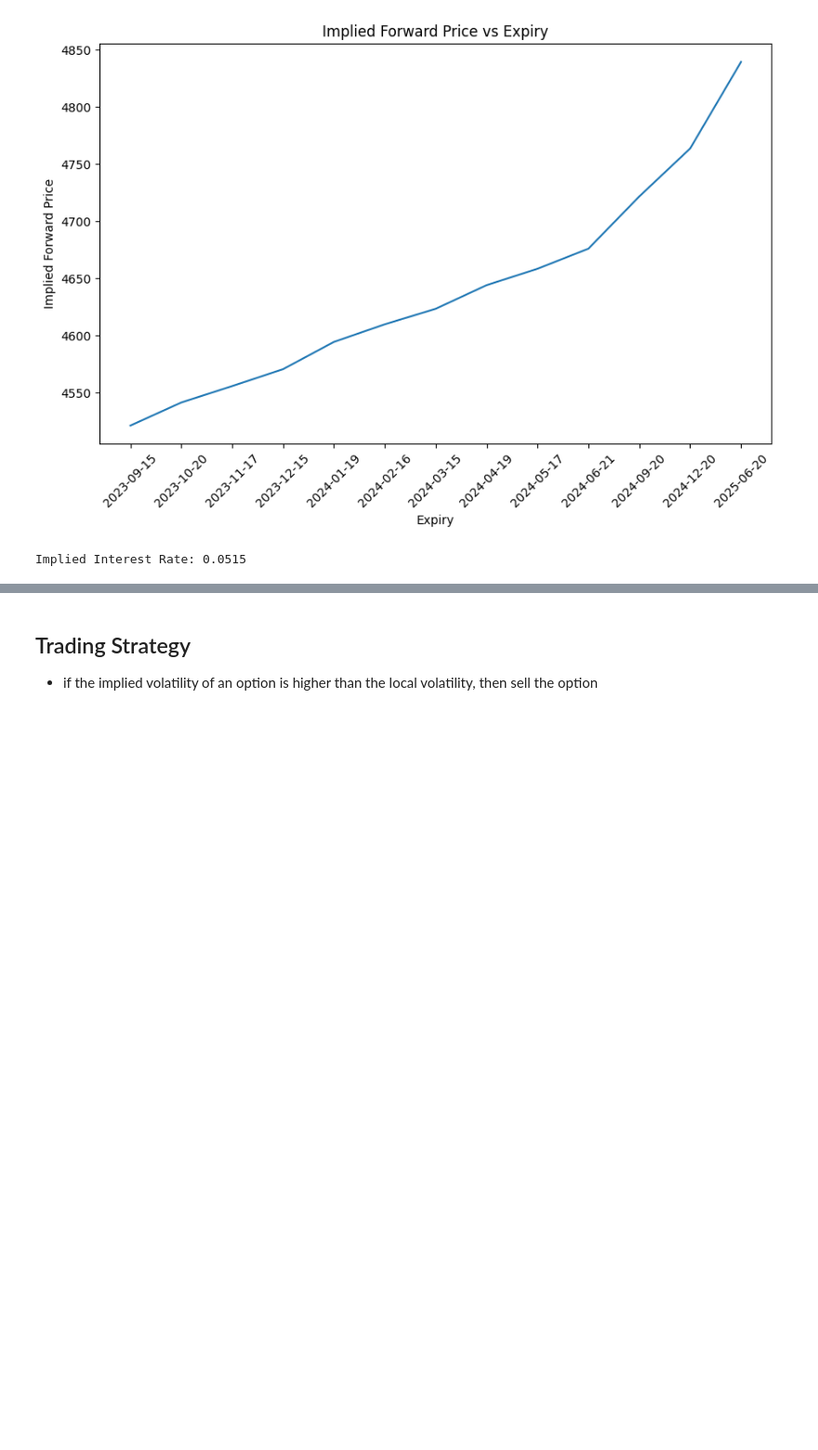
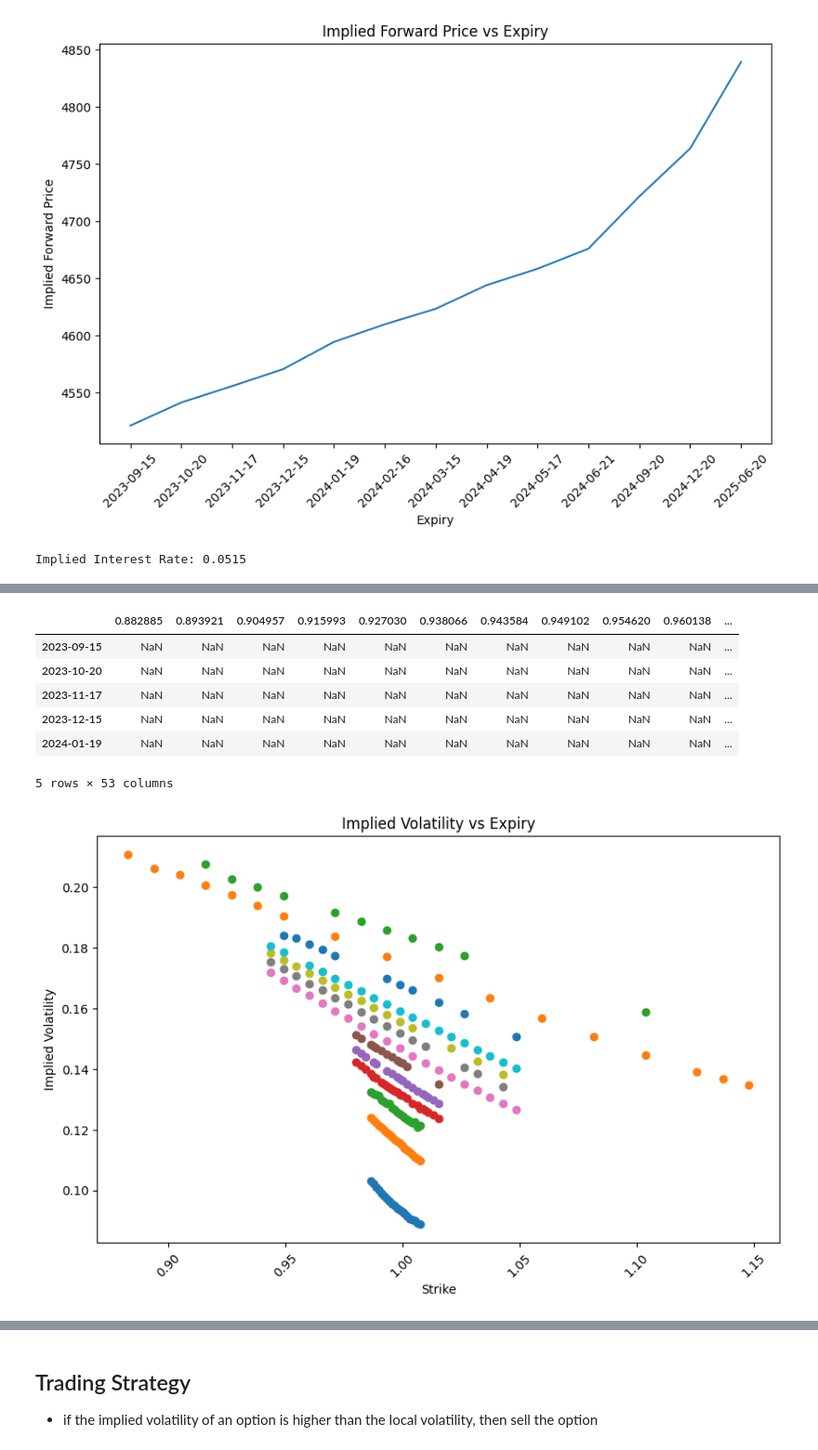
Before and after one commit to Gavin-OP/volatility_arbitrage, a Jupyter notebook: volatility_arbitrage_strategy.ipynb, the cells around one changed output, grey strips where cells are left out. Shown at 93% size. Saved outputs shown, nothing was run; the diff lists cells and outputs as text; code cells hidden in the pictures; blank space fills up the shorter version.

Commit message:
finish calculate implied volatility

```diff
--- a/volatility_arbitrage_strategy.ipynb
+++ b/volatility_arbitrage_strategy.ipynb
@@ -203,15 +188,16 @@ for expiry in expiry_list:
         call_price = option_data_strike[option_data_strike['Type'] == 'C'][['Bid', 'Ask']].mean(axis=1)
         put_price = option_data_strike[option_data_strike['Type'] == 'P'][['Bid', 'Ask']].mean(axis=1)
 
-        if not (call_price.empty or put_price.empty):
+        if not call_price.empty:
             call_price = call_price.values[0]
+        if not put_price.empty:
             put_price = put_price.values[0]
 
         temp_price = pd.DataFrame({'Strike': strike, 'Expiry': expiry, 'c': call_price, 'p': put_price}, index=[0])
         option_price = pd.concat([option_price, temp_price], axis=0)
 
 # drop nan rows
-option_price = option_price.dropna()
+# option_price = option_price.dropna()
 
 display(option_price.head())
 # %% [output]
@@ -236,6 +222,7 @@ def put_call_ir(plot, expiry_list=expiry_list):
     for expiry in expiry_list:
         # for each expiry
         option_price_expiry = option_price[option_price['Expiry'] == expiry]
+        option_price_expiry = option_price_expiry.dropna()
         option_price_expiry['c-p'] = option_price_expiry['c'] - option_price_expiry['p']
 
         # regress c-p on -strike to get risk free rate
@@ -310,15 +297,3 @@ def BS_fwd_pricer(F, K, T, sig, r, isCall):
         option_price = np.exp(-r * T) * (K * norm.cdf(-d2) - F * norm.cdf(-d1))
 
     return option_price
-
-# test BS model
-r = implied_ir
-expiry = expiry_list_spx[1]
-K = option_data_spx['Strike'][option_data_spx['Expiry']== expiry].values[0]
-sig = 12.14 / 100
-option_price_expiry = option_price[option_price['Expiry'] == expiry]
-option_price_expiry_k = option_price_expiry[option_price_expiry['Strike'] == K]
-option_price_expiry_k = option_price_expiry_k['c'].values[0]
-display(option_price_expiry_k)
-
-implied_params
@@ -395,5 +336,0 @@ display(option_price_expiry_k)
-# %%
-expiry = pd.to_datetime(expiry, format='%Y-%m-%d')
-T = (expiry - pd.to_datetime('2023-09-01', format='%Y-%m-%d')).days / 365
-
-print(f'F: {F:.4f}, K: {K:.4f}, T: {T:.4f}, r: {r:.4f}')
@@ -439,0 +429,29 @@ KeyboardInterrupt:
+# %%
+# calculate forward moneyness
+spx_0901 = spx_data.loc['2023-09-01', 'Open']
+implied_vol.columns = implied_vol.columns.astype(float) / spx_0901
+# implied_vol.columns = implied_vol.columns * 100
+# implied_vol.columns = implied_vol.columns.astype(int)
+# implied_vol.columns = implied_vol.columns.astype(str) + '%'
+# implied_vol.columns = implied_vol.columns.astype(float).round(2).astype(str) + '%'
+
+display(implied_vol.head())
+
+# plot implied volatility roughly
+plt.figure(figsize=(10, 6))
+for strike in implied_vol.index:
+    plt.scatter(implied_vol.columns, implied_vol.loc[strike])
+plt.xticks(rotation=45)
+plt.xlabel('Strike')
+plt.ylabel('Implied Volatility')
+plt.title('Implied Volatility vs Expiry')
+plt.show()
+# %% [output]
+|  | 0.882885 | 0.893921 | 0.904957 | 0.915993 | 0.927030 | 0.938066 | 0.943584 | 0.949102 | 0.954620 | 0.960138 | ... |
+| 2023-09-15 | NaN | NaN | NaN | NaN | NaN | NaN | NaN | NaN | NaN | NaN | ... |
+| 2023-10-20 | NaN | NaN | NaN | NaN | NaN | NaN | NaN | NaN | NaN | NaN | ... |
+| 2023-11-17 | NaN | NaN | NaN | NaN | NaN | NaN | NaN | NaN | NaN | NaN | ... |
+| 2023-12-15 | NaN | NaN | NaN | NaN | NaN | NaN | NaN | NaN | NaN | NaN | ... |
+| 2024-01-19 | NaN | NaN | NaN | NaN | NaN | NaN | NaN | NaN | NaN | NaN | ... |
+5 rows × 53 columns
+[figure, added]
```
Also changed, not shown: parts of 15 cells of this notebook.
